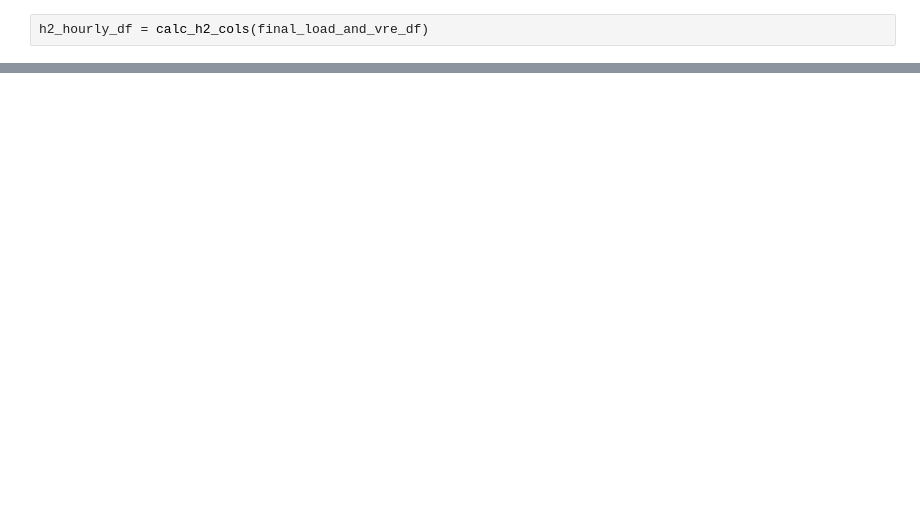
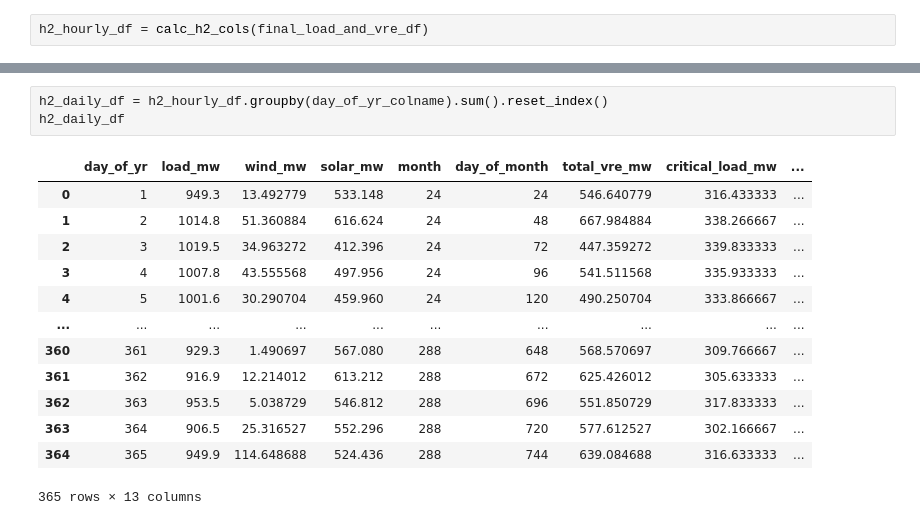
Before and after one commit to b-o-l-l-a/aes-engy-692, a Jupyter notebook: amerigo_island/notebooks/hydrogen.ipynb, the cells around one changed output, grey strips where cells are left out. Drawn from its saved outputs; the diff is of its cells as text; blank space fills up the shorter version.

```diff
--- a/amerigo_island/notebooks/hydrogen.ipynb
+++ b/amerigo_island/notebooks/hydrogen.ipynb
@@ -170,0 +219,17 @@ h2_hourly_df
+# %%
+h2_daily_df = h2_hourly_df.groupby(day_of_yr_colname).sum().reset_index()
+h2_daily_df
+# %% [output]
+|  | day_of_yr | load_mw | wind_mw | solar_mw | month | day_of_month | total_vre_mw | critical_load_mw | ... |
+| 0 | 1 | 949.3 | 13.492779 | 533.148 | 24 | 24 | 546.640779 | 316.433333 | ... |
+| 1 | 2 | 1014.8 | 51.360884 | 616.624 | 24 | 48 | 667.984884 | 338.266667 | ... |
+| 2 | 3 | 1019.5 | 34.963272 | 412.396 | 24 | 72 | 447.359272 | 339.833333 | ... |
+| 3 | 4 | 1007.8 | 43.555568 | 497.956 | 24 | 96 | 541.511568 | 335.933333 | ... |
+| 4 | 5 | 1001.6 | 30.290704 | 459.960 | 24 | 120 | 490.250704 | 333.866667 | ... |
+| ... | ... | ... | ... | ... | ... | ... | ... | ... | ... |
+| 360 | 361 | 929.3 | 1.490697 | 567.080 | 288 | 648 | 568.570697 | 309.766667 | ... |
+| 361 | 362 | 916.9 | 12.214012 | 613.212 | 288 | 672 | 625.426012 | 305.633333 | ... |
+| 362 | 363 | 953.5 | 5.038729 | 546.812 | 288 | 696 | 551.850729 | 317.833333 | ... |
+| 363 | 364 | 906.5 | 25.316527 | 552.296 | 288 | 720 | 577.612527 | 302.166667 | ... |
+| 364 | 365 | 949.9 | 114.648688 | 524.436 | 288 | 744 | 639.084688 | 316.633333 | ... |
+365 rows × 13 columns
```
Also changed, not shown: parts of 9 cells of this notebook.
